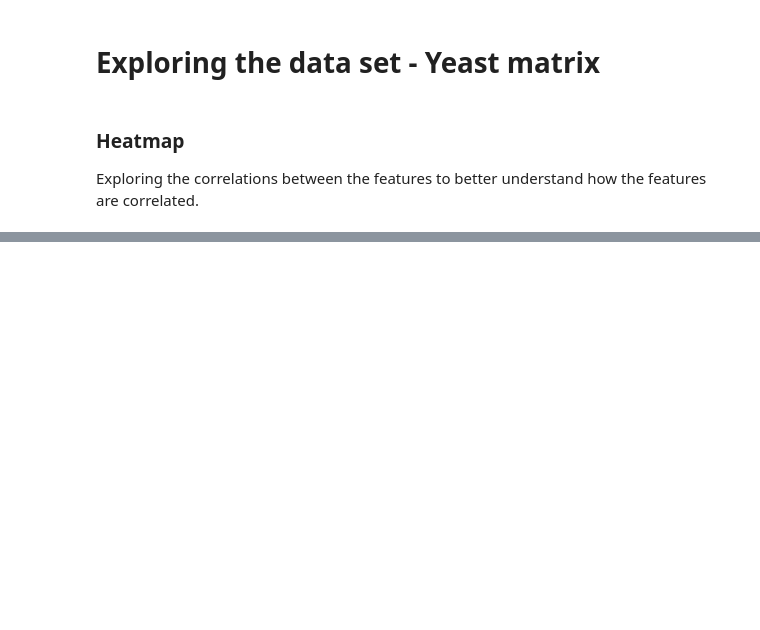
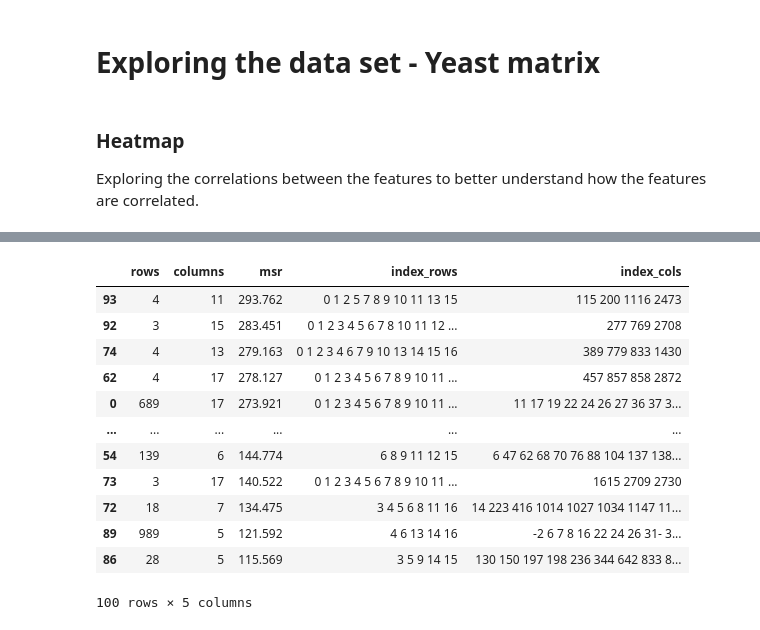
Before and after one commit to ikram-md/biclustering_algorithms, a Jupyter notebook: experiments.ipynb, the cells around one changed output, grey strips where cells are left out. Cells and saved outputs as stored; diff of their text form; code cells hidden in the pictures; blank space fills up the shorter version.

```diff
--- a/experiments.ipynb
+++ b/experiments.ipynb
@@ -69,0 +146,17 @@ Time taken to generated 30 biclusters : 50.69704794883728
+# %%
+df1 = pd.read_csv("./data/biclusters_yeast_data.csv", names=['rows', "columns", 'msr', 'index_rows', 'index_cols'])
+df.sort_values(by='msr', ascending=False)
+# %% [output]
+|  | rows | columns | msr | index_rows | index_cols |
+| 93 | 4 | 11 | 293.762 | 0 1 2 5 7 8 9 10 11 13 15 | 115 200 1116 2473 |
+| 92 | 3 | 15 | 283.451 | 0 1 2 3 4 5 6 7 8 10 11 12 ... | 277 769 2708 |
+| 74 | 4 | 13 | 279.163 | 0 1 2 3 4 6 7 9 10 13 14 15 16 | 389 779 833 1430 |
+| 62 | 4 | 17 | 278.127 | 0 1 2 3 4 5 6 7 8 9 10 11 ... | 457 857 858 2872 |
+| 0 | 689 | 17 | 273.921 | 0 1 2 3 4 5 6 7 8 9 10 11 ... | 11 17 19 22 24 26 27 36 37 3... |
+| ... | ... | ... | ... | ... | ... |
+| 54 | 139 | 6 | 144.774 | 6 8 9 11 12 15 | 6 47 62 68 70 76 88 104 137 138... |
+| 73 | 3 | 17 | 140.522 | 0 1 2 3 4 5 6 7 8 9 10 11 ... | 1615 2709 2730 |
+| 72 | 18 | 7 | 134.475 | 3 4 5 6 8 11 16 | 14 223 416 1014 1027 1034 1147 11... |
+| 89 | 989 | 5 | 121.592 | 4 6 13 14 16 | -2 6 7 8 16 22 24 26 31- 3... |
+| 86 | 28 | 5 | 115.569 | 3 5 9 14 15 | 130 150 197 198 236 344 642 833 8... |
+100 rows × 5 columns
```
Also changed, not shown: parts of 14 cells of this notebook.
